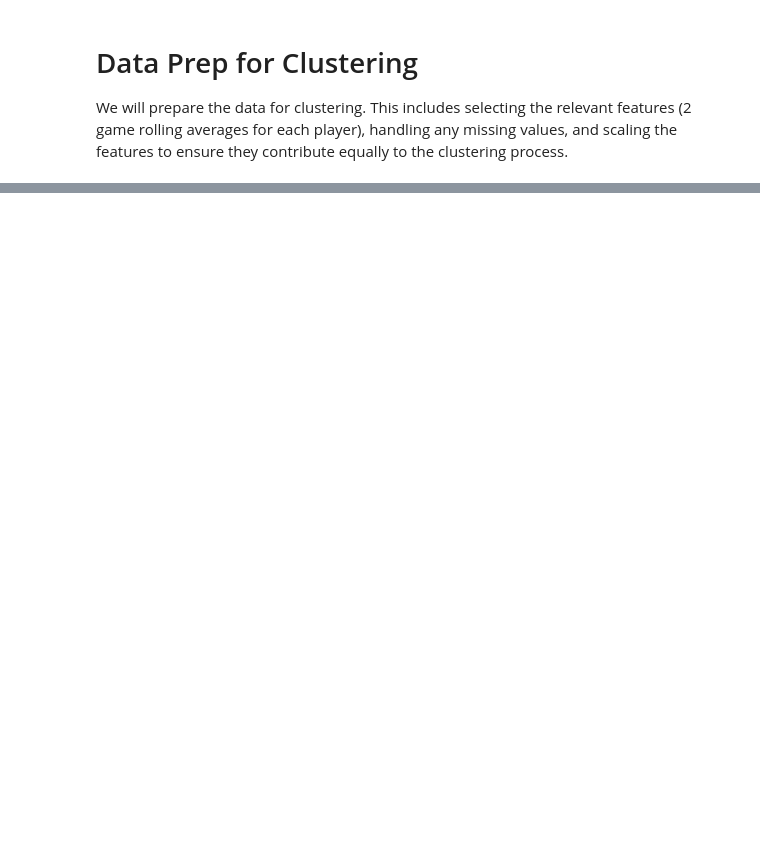
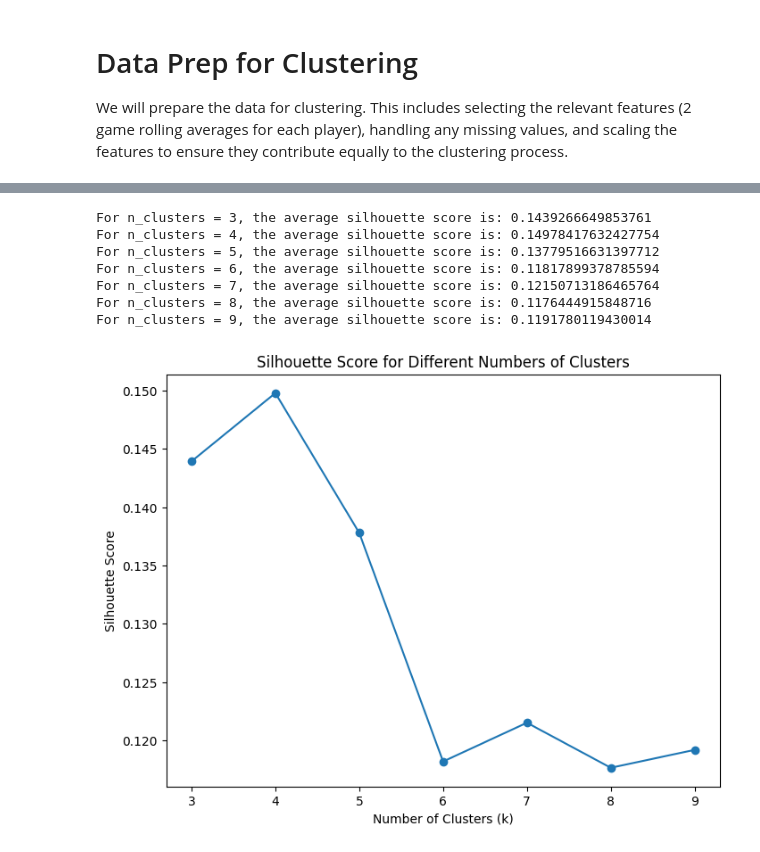
Before and after one commit to sammig6i/NBA-Fantasy-Points-Prediction, a Jupyter notebook: notebooks/NBA_Fantasy_Clustering.ipynb, the cells around one changed output, grey strips where cells are left out. Drawn from its saved outputs; the diff is of its cells as text; code cells hidden in the pictures; blank space fills up the shorter version.

```diff
--- a/notebooks/NBA_Fantasy_Clustering.ipynb
+++ b/notebooks/NBA_Fantasy_Clustering.ipynb
@@ -249,0 +222,30 @@ To https://github.com/sammig6i/NBA-Fantasy-Points-Prediction.git
+# %%
+range_n_clusters = list(range(3, 10))  # Adjust the range as needed
+
+silhouette_scores = []
+
+for n_clusters in range_n_clusters:
+  kmeans = KMeans(n_clusters=n_clusters, random_state=42)
+  cluster_labels = kmeans.fit_predict(X_scaled)
+
+  silhouette_avg = silhouette_score(X_scaled, cluster_labels)
+  silhouette_scores.append(silhouette_avg)
+
+  print(f"For n_clusters = {n_clusters}, the average silhouette score is: {silhouette_avg}")
+
+plt.figure(figsize=(8, 6))
+plt.plot(range_n_clusters, silhouette_scores, marker='o')
+plt.xticks(range_n_clusters)
+plt.xlabel("Number of Clusters (k)")
+plt.ylabel("Silhouette Score")
+plt.title("Silhouette Score for Different Numbers of Clusters")
+plt.show()
+# %% [output]
+For n_clusters = 3, the average silhouette score is: 0.1439266649853761
+For n_clusters = 4, the average silhouette score is: 0.14978417632427754
+For n_clusters = 5, the average silhouette score is: 0.13779516631397712
+For n_clusters = 6, the average silhouette score is: 0.11817899378785594
+For n_clusters = 7, the average silhouette score is: 0.12150713186465764
+For n_clusters = 8, the average silhouette score is: 0.1176444915848716
+For n_clusters = 9, the average silhouette score is: 0.1191780119430014
+[figure, added]
```
Also changed, not shown: parts of 16 cells of this notebook, 2 other files.
